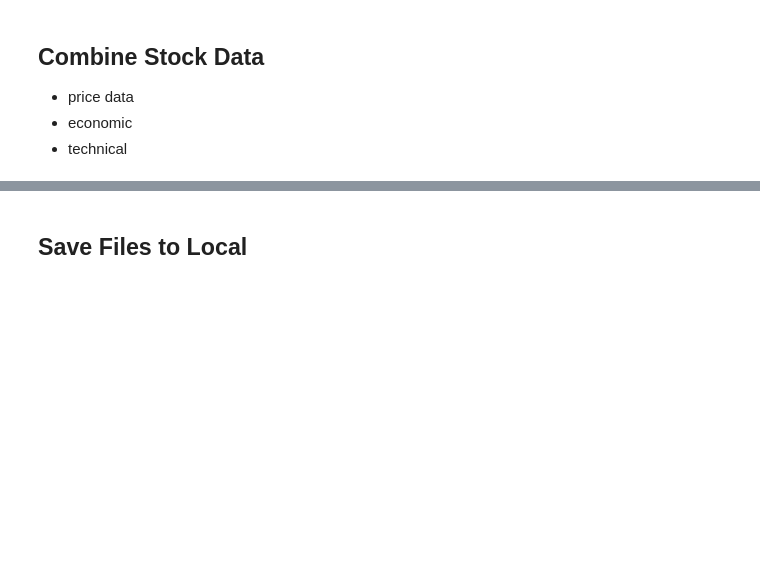
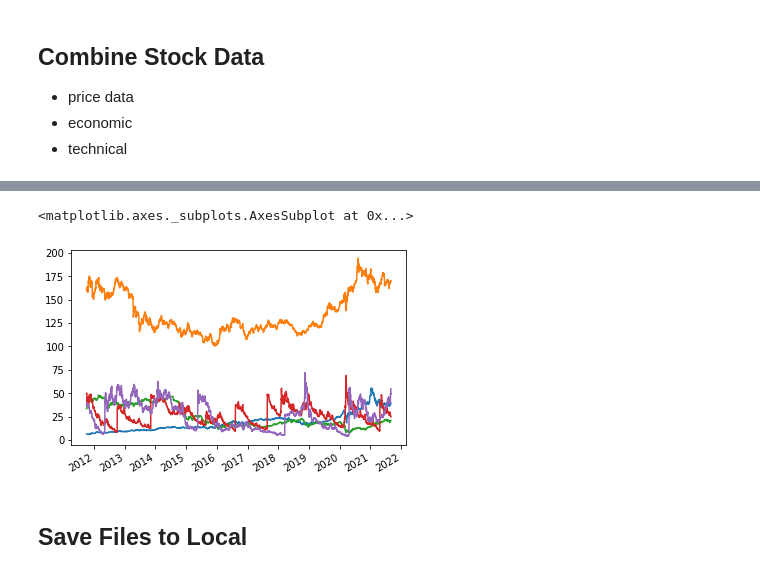
Before and after one commit to kconstable/market_predictions, a Jupyter notebook: market_data_av.ipynb, the cells around one changed output, grey strips where cells are left out. Saved outputs shown, nothing was run; the diff lists cells and outputs as text; code cells hidden in the pictures; blank space fills up the shorter version.

Commit message:
Updated Consolidate Function + added a parameter to remove nan for commodities + updated the commodity list of ETFs to get the max history possible

```diff
--- a/market_data_av.ipynb
+++ b/market_data_av.ipynb
@@ -232,5 +257,5 @@ def get_technical_indicators(symbol,funct,key,interval,time_period=None,throttle
 # %%
-def get_consolidated_stock_data(symbol,key,config,outputsize='compact',throttle=5):
+def get_consolidated_stock_data(symbol,key,config,outputsize='compact',throttle=5,dropna=True):
   """
   5 API requests per minute and 500 requests per day
   """
@@ -350,6 +375,10 @@ def get_consolidated_stock_data(symbol,key,config,outputsize='compact',throttle=
   # Fill in any missing data after joining all datasets
   dff.fillna(method='bfill',inplace=True,axis = 0)
 
+  # drop rows with missing commodity prices
+  if dropna:
+    dff.dropna(how='any',inplace=True)
+
   # print the results table
   print("\n\n")
   print(tabulate(summary,header))
@@ -357,6 +386,13 @@ def get_consolidated_stock_data(symbol,key,config,outputsize='compact',throttle=
   return dff
 # %%
 # Get Consolidated Data
+# https://etfdb.com/
+# stock:  BLX.TO =  jan 2005
+# gold:   GLD = nov 2004
+# oil:    OIL = apr 2011, USO=apr 2006
+# gas:    UNL = jan 2010, BOIL=oct 2011
+# vol:    VXX = jan 2009
+
 config ={'Economic':
          {'TREASURY_YIELD':[{'interval':'daily','maturity':'5year','name':'yield5y'},
                             {'interval':'daily','maturity':'10year','name':'yield10y'},
@@ -373,13 +409,12 @@ config ={'Economic':
            'RSI':{'interval':'daily','time_period':20},
            'MACD':{'interval':'daily','time_period':20}
            },
-         'Commodities':['BAR','OILK','VXZ']
+         'Commodities':['GLD','OIL','VXX','BOIL']
          }
 
 # compact, full
 outputsize = 'full'
-dff = get_consolidated_stock_data('BLX',key,config,throttle=30,outputsize=outputsize)
-dff.head()
+dff = get_consolidated_stock_data('BLX.TO',key,config,throttle=30,outputsize=outputsize,dropna=True)
 
 
 # save to google drive
@@ -413,3 +448,12 @@ Technical Indicator  MACD                      5461          0  0.0%    none
 [interactive output not drawn]
 [interactive output not drawn]
 [interactive output not drawn]
+# %%
+print(dff.shape)
+print(dff.index.min())
+dff.close.plot()
+dff.GLD.plot()
+dff.OIL.plot()
+dff.VXX.plot()
+dff.BOIL.plot()
+# %% [output]
@@ -416,3 +462,5 @@ Technical Indicator  MACD                      5461          0  0.0%    none
+<matplotlib.axes._subplots.AxesSubplot at 0x...>
+[figure, added]
 # %% [markdown]
 ## Save Files to Local
 # %%
```
Also changed, not shown: parts of 4 cells of this notebook.
